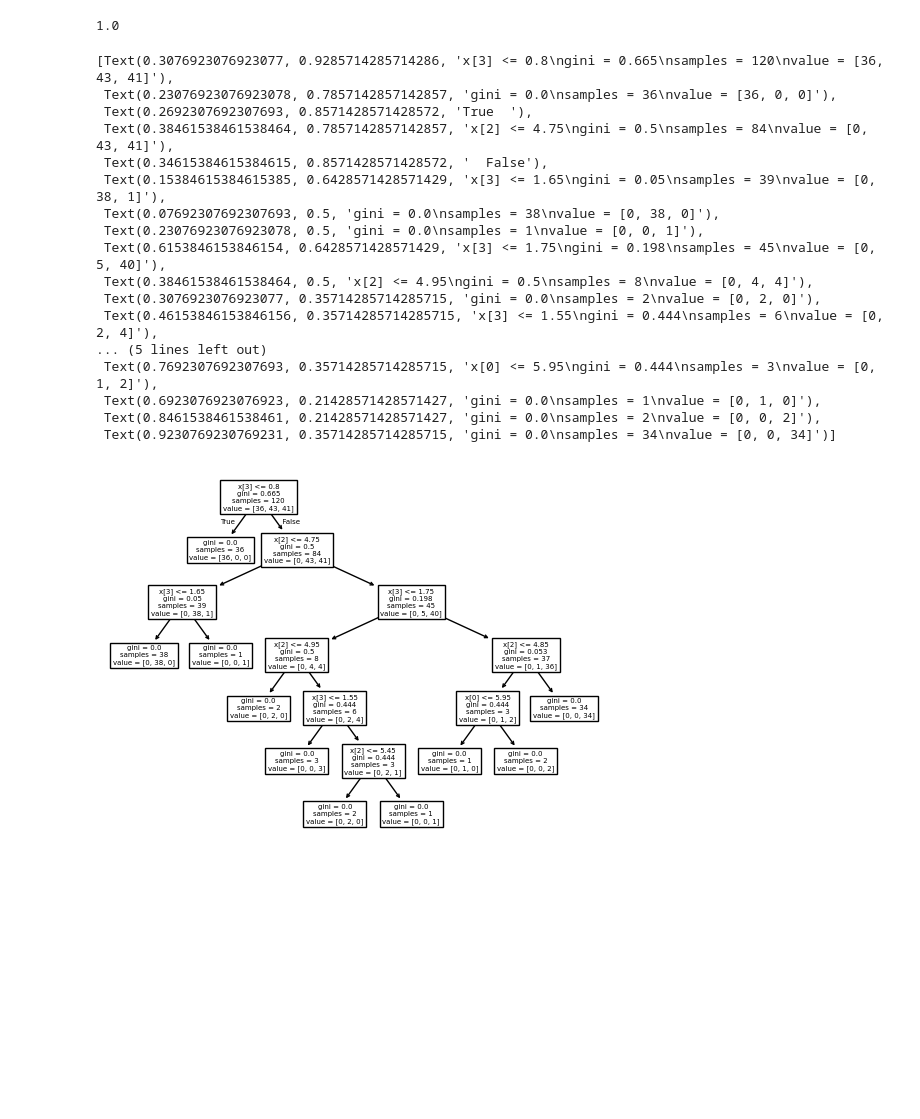
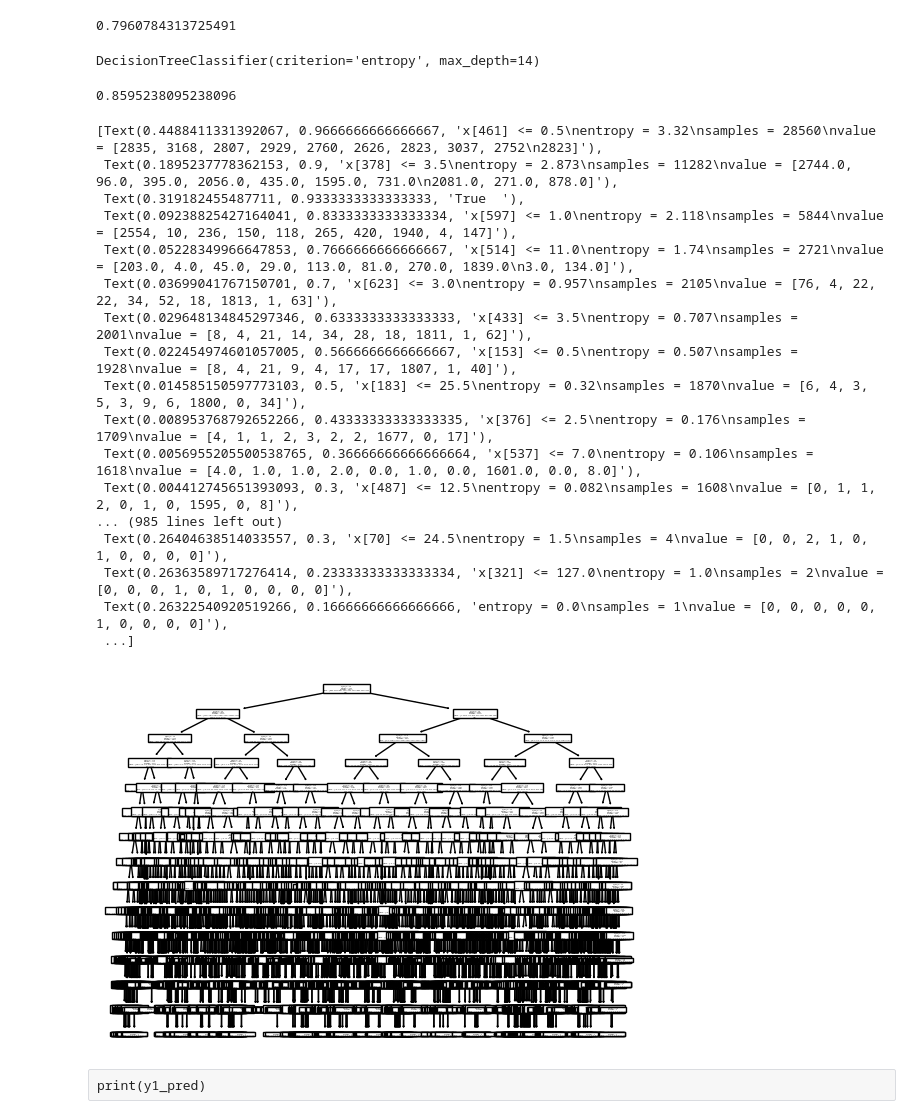
Before and after one commit to deepshresthaa/machine-learning, a Jupyter notebook: decision-tree-classifier/decision_tree_classifier.ipynb, the cells around one changed output. Cells and saved outputs as stored; diff of their text form; code cells hidden in the pictures; blank space fills up the shorter version.

Commit message:
ADDED: decision_tree_digit_classifier.ipynb

```diff
--- a/decision-tree-classifier/decision_tree_classifier.ipynb
+++ b/decision-tree-classifier/decision_tree_classifier.ipynb
@@ -37,7 +58,8 @@ array([0, 0, 0, 0, 0, 0, 0, 0, 0, 0, 0, 0, 0, 0, 0, 0, 0, 0, 0, 0, 0, 0,
 # %%
 from sklearn.model_selection import train_test_split
-x_train,x_test,y_train,y_test=train_test_split(x,y,test_size=0.2)
+x_temp,x_test,y_temp,y_test=train_test_split(x,y,test_size=0.15,random_state=42)
+
+x_train,x_val,y_train,y_val=train_test_split(x_temp,y_temp,test_size=0.2,random_state=42)
 # %%
 from sklearn.tree import DecisionTreeClassifier
-classifier=DecisionTreeClassifier()
-classifier.fit(x_train,y_train)
+dt=DecisionTreeClassifier()
@@ -46 +83,11 @@ DecisionTreeClassifier()
+# %%
+print(gridSearch.best_score_)
+# %% [output]
+0.7960784313725491
+# %%
+dt=DecisionTreeClassifier(criterion="entropy",max_depth=14)
+# %%
+dt.fit(x_train,y_train)
+# %% [output]
+DecisionTreeClassifier(criterion='entropy', max_depth=14)
 # %%
@@ -48,28 +95,29 @@ y_pred=classifier.predict(x_test)
 # %%
 from sklearn.metrics import accuracy_score
-accuracy=accuracy_score(y_test,y_pred)
-print(accuracy)
+print(accuracy_score(y_pred,y_test))
 # %% [output]
-1.0
+0.8595238095238096
 # %%
 from sklearn.tree import plot_tree
-plot_tree(classifier)
+plot_tree(dt)
 # %% [output]
-[Text(0.3076923076923077, 0.9285714285714286, 'x[3] <= 0.8\ngini = 0.665\nsamples = 120\nvalue = [36, 43, 41]'),
- Text(0.23076923076923078, 0.7857142857142857, 'gini = 0.0\nsamples = 36\nvalue = [36, 0, 0]'),
- Text(0.2692307692307693, 0.8571428571428572, 'True  '),
- Text(0.38461538461538464, 0.7857142857142857, 'x[2] <= 4.75\ngini = 0.5\nsamples = 84\nvalue = [0, 43, 41]'),
- Text(0.34615384615384615, 0.8571428571428572, '  False'),
- Text(0.15384615384615385, 0.6428571428571429, 'x[3] <= 1.65\ngini = 0.05\nsamples = 39\nvalue = [0, 38, 1]'),
- Text(0.07692307692307693, 0.5, 'gini = 0.0\nsamples = 38\nvalue = [0, 38, 0]'),
- Text(0.23076923076923078, 0.5, 'gini = 0.0\nsamples = 1\nvalue = [0, 0, 1]'),
- Text(0.6153846153846154, 0.6428571428571429, 'x[3] <= 1.75\ngini = 0.198\nsamples = 45\nvalue = [0, 5, 40]'),
- Text(0.38461538461538464, 0.5, 'x[2] <= 4.95\ngini = 0.5\nsamples = 8\nvalue = [0, 4, 4]'),
- Text(0.3076923076923077, 0.35714285714285715, 'gini = 0.0\nsamples = 2\nvalue = [0, 2, 0]'),
- Text(0.46153846153846156, 0.35714285714285715, 'x[3] <= 1.55\ngini = 0.444\nsamples = 6\nvalue = [0, 2, 4]'),
-... (5 lines left out)
- Text(0.7692307692307693, 0.35714285714285715, 'x[0] <= 5.95\ngini = 0.444\nsamples = 3\nvalue = [0, 1, 2]'),
- Text(0.6923076923076923, 0.21428571428571427, 'gini = 0.0\nsamples = 1\nvalue = [0, 1, 0]'),
- Text(0.8461538461538461, 0.21428571428571427, 'gini = 0.0\nsamples = 2\nvalue = [0, 0, 2]'),
- Text(0.9230769230769231, 0.35714285714285715, 'gini = 0.0\nsamples = 34\nvalue = [0, 0, 34]')]
+[Text(0.4488411331392067, 0.9666666666666667, 'x[461] <= 0.5\nentropy = 3.32\nsamples = 28560\nvalue = [2835, 3168, 2807, 2929, 2760, 2626, 2823, 3037, 2752\n2823]'),
+ Text(0.1895237778362153, 0.9, 'x[378] <= 3.5\nentropy = 2.873\nsamples = 11282\nvalue = [2744.0, 96.0, 395.0, 2056.0, 435.0, 1595.0, 731.0\n2081.0, 271.0, 878.0]'),
+ Text(0.319182455487711, 0.9333333333333333, 'True  '),
+ Text(0.09238825427164041, 0.8333333333333334, 'x[597] <= 1.0\nentropy = 2.118\nsamples = 5844\nvalue = [2554, 10, 236, 150, 118, 265, 420, 1940, 4, 147]'),
+ Text(0.05228349966647853, 0.7666666666666667, 'x[514] <= 11.0\nentropy = 1.74\nsamples = 2721\nvalue = [203.0, 4.0, 45.0, 29.0, 113.0, 81.0, 270.0, 1839.0\n3.0, 134.0]'),
+ Text(0.03699041767150701, 0.7, 'x[623] <= 3.0\nentropy = 0.957\nsamples = 2105\nvalue = [76, 4, 22, 22, 34, 52, 18, 1813, 1, 63]'),
+ Text(0.029648134845297346, 0.6333333333333333, 'x[433] <= 3.5\nentropy = 0.707\nsamples = 2001\nvalue = [8, 4, 21, 14, 34, 28, 18, 1811, 1, 62]'),
+ Text(0.022454974601057005, 0.5666666666666667, 'x[153] <= 0.5\nentropy = 0.507\nsamples = 1928\nvalue = [8, 4, 21, 9, 4, 17, 17, 1807, 1, 40]'),
+ Text(0.014585150597773103, 0.5, 'x[183] <= 25.5\nentropy = 0.32\nsamples = 1870\nvalue = [6, 4, 3, 5, 3, 9, 6, 1800, 0, 34]'),
+ Text(0.008953768792652266, 0.43333333333333335, 'x[376] <= 2.5\nentropy = 0.176\nsamples = 1709\nvalue = [4, 1, 1, 2, 3, 2, 2, 1677, 0, 17]'),
+ Text(0.0056955205500538765, 0.36666666666666664, 'x[537] <= 7.0\nentropy = 0.106\nsamples = 1618\nvalue = [4.0, 1.0, 1.0, 2.0, 0.0, 1.0, 0.0, 1601.0, 0.0, 8.0]'),
+ Text(0.004412745651393093, 0.3, 'x[487] <= 12.5\nentropy = 0.082\nsamples = 1608\nvalue = [0, 1, 1, 2, 0, 1, 0, 1595, 0, 8]'),
+... (985 lines left out)
+ Text(0.26404638514033557, 0.3, 'x[70] <= 24.5\nentropy = 1.5\nsamples = 4\nvalue = [0, 0, 2, 1, 0, 1, 0, 0, 0, 0]'),
+ Text(0.26363589717276414, 0.23333333333333334, 'x[321] <= 127.0\nentropy = 1.0\nsamples = 2\nvalue = [0, 0, 0, 1, 0, 1, 0, 0, 0, 0]'),
+ Text(0.26322540920519266, 0.16666666666666666, 'entropy = 0.0\nsamples = 1\nvalue = [0, 0, 0, 0, 0, 1, 0, 0, 0, 0]'),
+ ...]
-[figure, old version]
+[figure, new version]
+# %% [raw]
+print(y1_pred)
```
Also changed, not shown: parts of 16 cells of this notebook.
